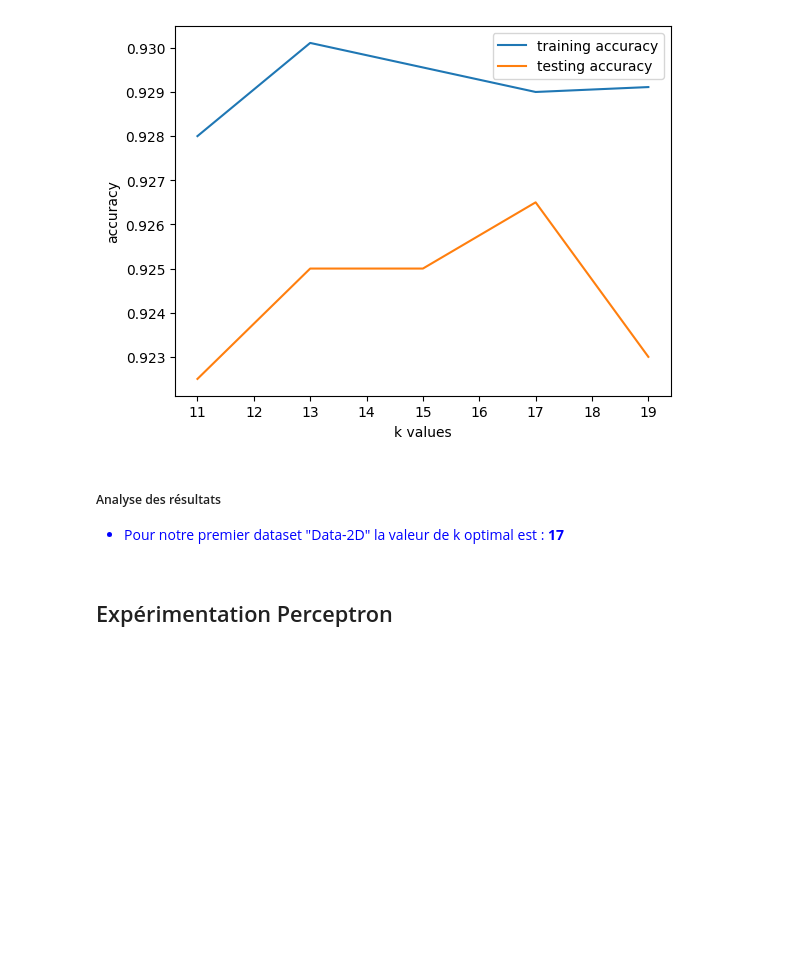
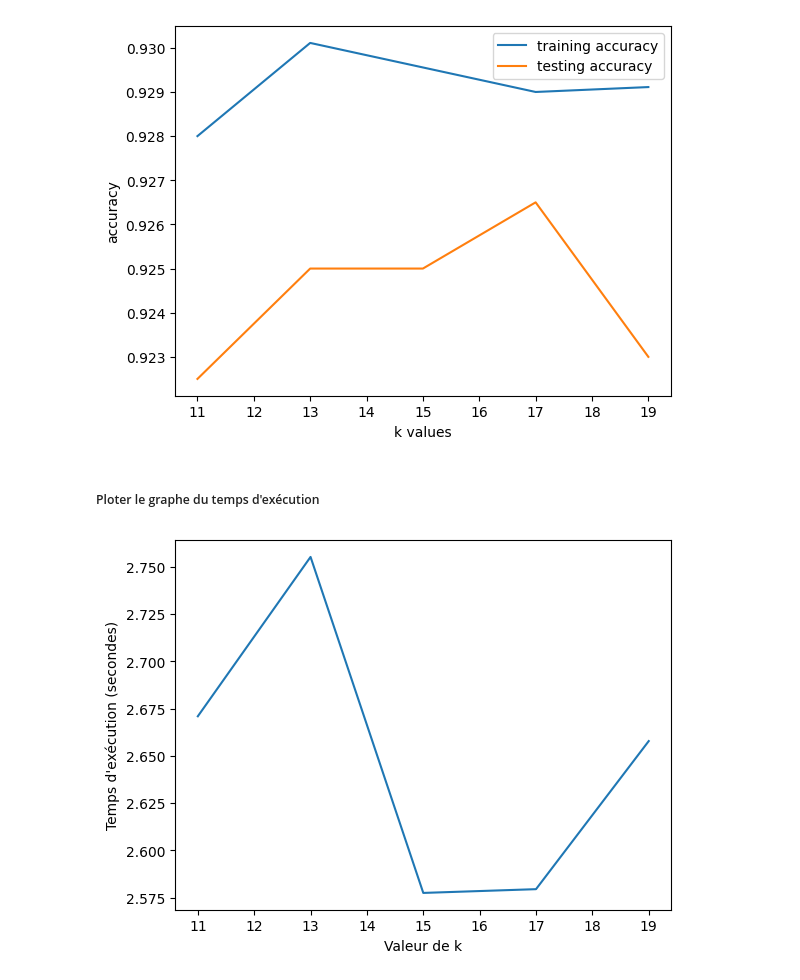
Before and after one commit to AnyesTAFOUGHALT/LU3IN026_Mini_Project1_Data_Science, a Jupyter notebook: projet-1-Djerfaf_Tafoughalt.ipynb, the cells around one changed output. Cells and saved outputs as stored; diff of their text form; code cells hidden in the pictures; blank space fills up the shorter version.

```diff
--- a/projet-1-Djerfaf_Tafoughalt.ipynb
+++ b/projet-1-Djerfaf_Tafoughalt.ipynb
@@ -197,11 +195,15 @@ knn_accuracy_test = []
 knn_accuracy_train = []
 iter = 10
 
+# Initialiser une liste vide pour stocker les temps d'exécution pour chaque valeur de k
+times = []
+
 for k in k_values:
     classifierKNN = classif.ClassifierKNN(2, k)
     it_train=0
     it_test=0
-
+    # Mesurer le temps d'entraînement et de prédiction
+    start_time = time.perf_counter()
     for i in range(iter):
         Xapp, Yapp, Xtest, Ytest = crossval_strat(X2D, Y2D, iter, i)
         classifierKNN.train(Xapp, Yapp)
@@ -209,6 +211,10 @@ for k in k_values:
         it_test+=classifierKNN.accuracy(Xtest, Ytest)
     knn_accuracy_train.append(it_train/10)
     knn_accuracy_test.append(it_test/10)
+    end_time = time.perf_counter()
+
+    # Ajouter le temps d'exécution à la liste de temps
+    times.append(end_time - start_time)
 # %% [markdown]
 ##### Ploter les résultats
 # %%
@@ -220,12 +226,14 @@ plt.ylabel('accuracy')
 plt.show()
 # %% [output]
 [figure]
-# %% [markdown]
-##### Analyse des résultats
-<span style="color:blue">
-
--   Pour notre premier dataset "Data-2D" la valeur de k optimal est : **17**
-
-</span>
-# %% [markdown]
-## Expérimentation Perceptron
+# %% [markdown]
+##### Ploter le graphe du temps d'exécution
+# %%
+# Tracer un graphique des temps d'exécution par rapport à la valeur de k
+import matplotlib.pyplot as plt
+plt.plot(k_values, times)
+plt.xlabel('Valeur de k')
+plt.ylabel('Temps d\'exécution (secondes)')
+plt.show()
+# %% [output]
+[figure, added]
```
Also changed, not shown: parts of 40 cells of this notebook, 1 other file.
